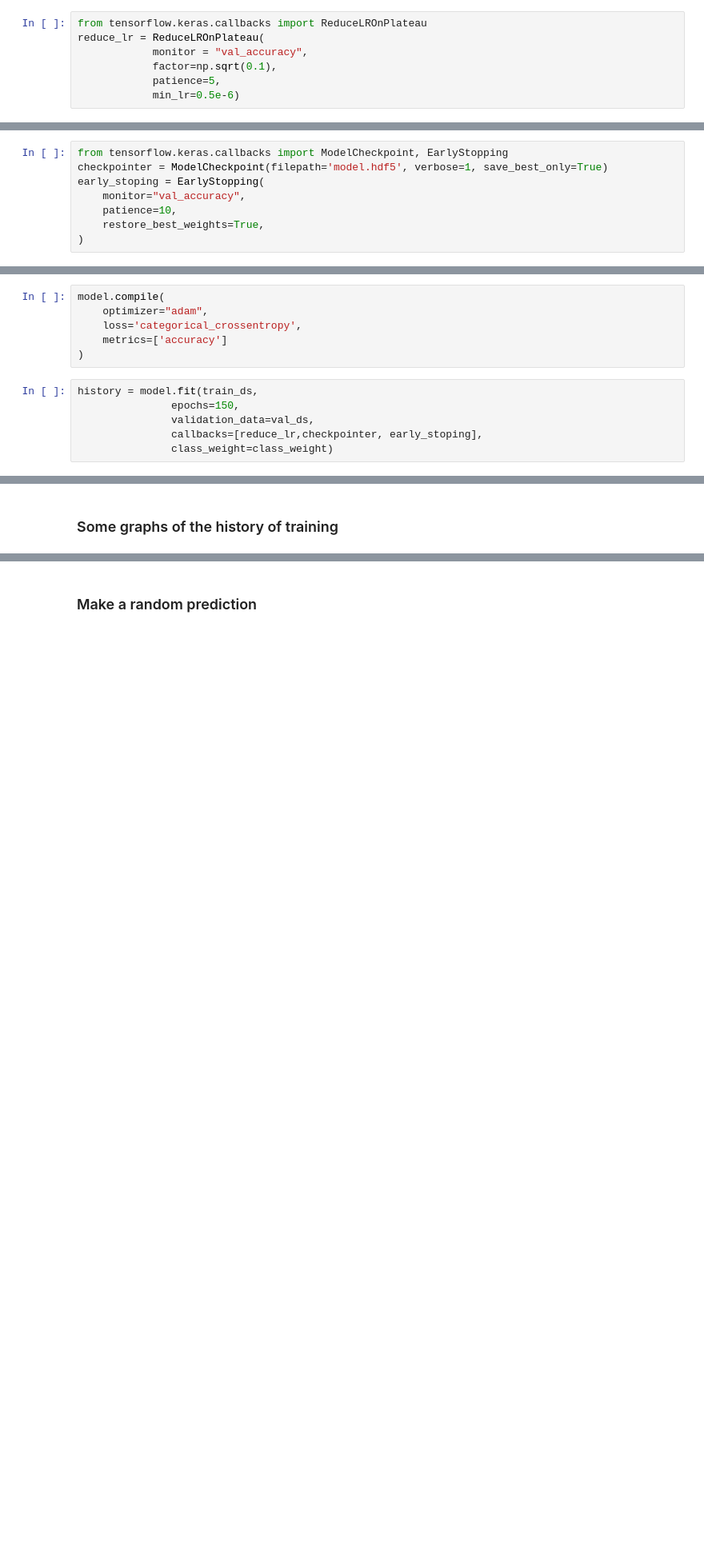
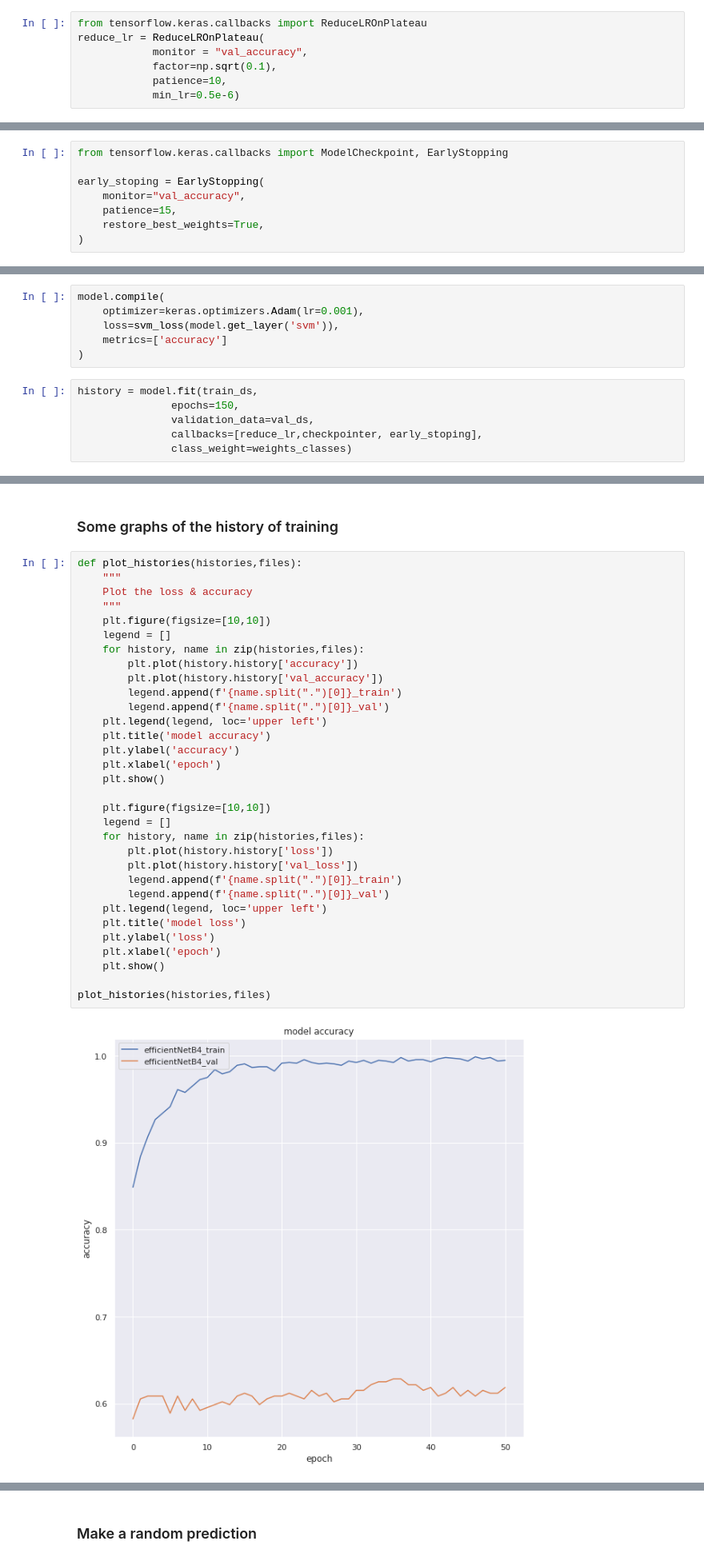
Before and after one commit to Tan9uy/challenge_ENSIA_2022, a Jupyter notebook: model.ipynb, the cells around one changed output, grey strips where cells are left out. Shown at 80% size. Saved outputs shown, nothing was run; the diff lists cells and outputs as text; blank space fills up the shorter version.

```diff
--- a/model.ipynb
+++ b/model.ipynb
@@ -236,16 +303,16 @@ from tensorflow.keras.callbacks import ReduceLROnPlateau
 reduce_lr = ReduceLROnPlateau(
             monitor = "val_accuracy",
             factor=np.sqrt(0.1),
-            patience=5,
+            patience=10,
             min_lr=0.5e-6)
 # %% [markdown]
 #### Checkpoint and earlystopping
 # %%
 from tensorflow.keras.callbacks import ModelCheckpoint, EarlyStopping
-checkpointer = ModelCheckpoint(filepath='model.hdf5', verbose=1, save_best_only=True)
+
 early_stoping = EarlyStopping(
     monitor="val_accuracy",
-    patience=10,
+    patience=15,
     restore_best_weights=True,
 )
 # %% [markdown]
@@ -253,7 +357,7 @@ early_stoping = EarlyStopping(
 # %%
 model.compile(
-    optimizer="adam",
-    loss='categorical_crossentropy',
+    optimizer=keras.optimizers.Adam(lr=0.001),
+    loss=svm_loss(model.get_layer('svm')),
     metrics=['accuracy']
 )
 # %%
@@ -261,4 +365,4 @@ history = model.fit(train_ds,
                epochs=150,
                validation_data=val_ds,
                callbacks=[reduce_lr,checkpointer, early_stoping],
-               class_weight=class_weight)
+               class_weight=weights_classes)
@@ -284,3 +370,37 @@ Epoch 00117: val_loss improved from 2.53320 to 2.53292, saving model to model.hd
 ## Data visualization
 # %% [markdown]
 ### Some graphs of the history of training
+# %%
+def plot_histories(histories,files):
+    """
+    Plot the loss & accuracy
+    """
+    plt.figure(figsize=[10,10])
+    legend = []
+    for history, name in zip(histories,files):
+        plt.plot(history.history['accuracy'])
+        plt.plot(history.history['val_accuracy'])
+        legend.append(f'{name.split(".")[0]}_train')
+        legend.append(f'{name.split(".")[0]}_val')
+    plt.legend(legend, loc='upper left')
+    plt.title('model accuracy')
+    plt.ylabel('accuracy')
+    plt.xlabel('epoch')
+    plt.show()
+
+    plt.figure(figsize=[10,10])
+    legend = []
+    for history, name in zip(histories,files):
+        plt.plot(history.history['loss'])
+        plt.plot(history.history['val_loss'])
+        legend.append(f'{name.split(".")[0]}_train')
+        legend.append(f'{name.split(".")[0]}_val')
+    plt.legend(legend, loc='upper left')
+    plt.title('model loss')
+    plt.ylabel('loss')
+    plt.xlabel('epoch')
+    plt.show()
+
+plot_histories(histories,files)
+# %% [output]
+[figure, added]
```
Also changed, not shown: parts of 45 cells of this notebook, 1 other file.
